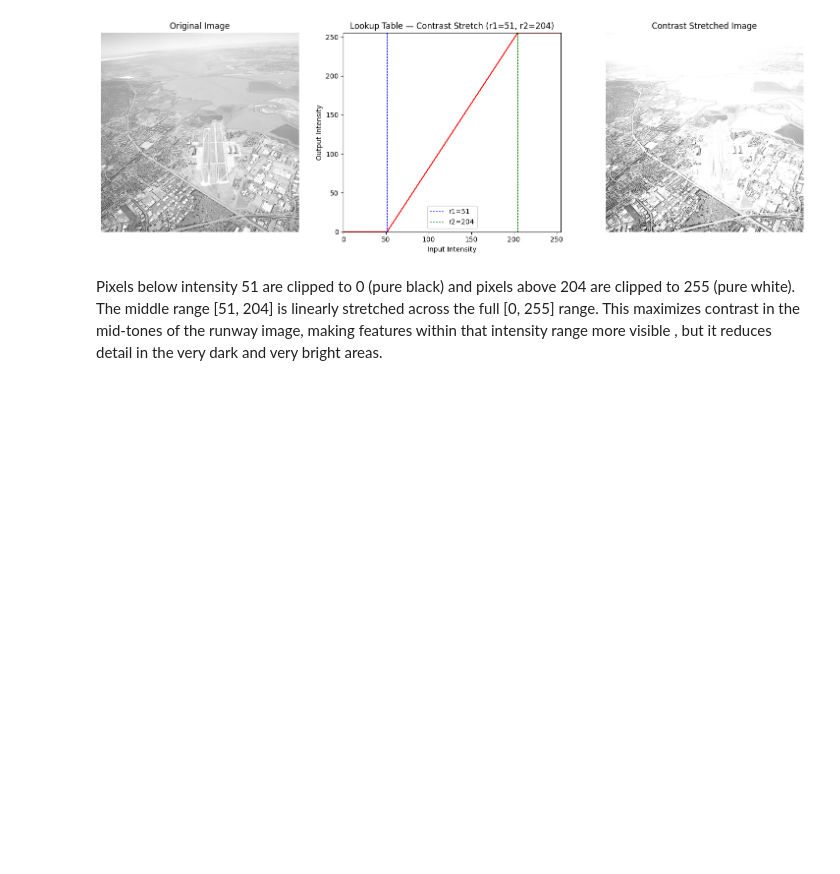
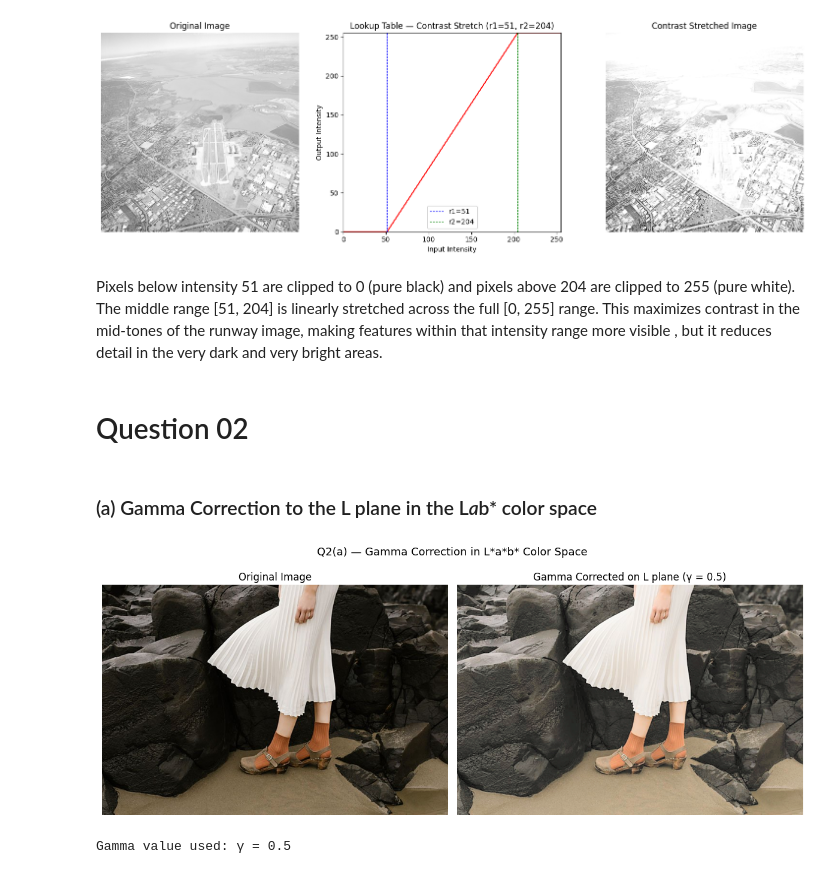
Before and after one commit to GayaaniD/computer-vision-assignment, a Jupyter notebook: Assignment1/Assignment1_Answer.ipynb, the cells around one changed output. Saved outputs shown, nothing was run; the diff lists cells and outputs as text; code cells hidden in the pictures; blank space fills up the shorter version.

Commit message:
Added answer to question 2 to 5

```diff
--- a/Assignment1/Assignment1_Answer.ipynb
+++ b/Assignment1/Assignment1_Answer.ipynb
@@ -110,3 +110,48 @@ LUT length: 256
 [figure]
 # %% [markdown]
 Pixels below intensity 51 are clipped to 0 (pure black) and pixels above 204 are clipped to 255 (pure white). The middle range [51, 204] is linearly stretched across the full [0, 255] range. This maximizes contrast in the mid-tones of the runway image, making features within that intensity range more visible , but it reduces detail in the very dark and very bright areas.
+# %% [markdown]
+# Question 02
+# %% [markdown]
+### (a) Gamma Correction to the L plane in the L*a*b* color space
+# %%
+import cv2 as cv
+import numpy as np
+import matplotlib.pyplot as plt
+
+# Load the color image
+img = cv.imread('a1images/highlights_and_shadows.jpg')
+assert img is not None, 'Image not found. Check the path.'
+
+# Convert BGR to L*a*b* color space
+img_lab = cv.cvtColor(img, cv.COLOR_BGR2LAB)
+
+# Split into L, a, b channels
+L, a, b = cv.split(img_lab)
+
+# Apply gamma correction to L channel using LUT
+gamma = 0.5 # chosen to brighten the image (dark areas lifted)
+t = np.array([((i / 255.0) ** gamma) * 255 for i in range(256)], dtype=np.uint8)
+L_corrected = t[L]
+
+# Merge corrected L with original a, b channels
+img_lab_corrected = cv.merge([L_corrected, a, b])
+
+# Convert back to BGR for display
+img_corrected = cv.cvtColor(img_lab_corrected, cv.COLOR_LAB2BGR)
+
+fig, ax = plt.subplots(1, 2, figsize=(12, 5))
+ax[0].imshow(cv.cvtColor(img, cv.COLOR_BGR2RGB))
+ax[0].set_title('Original Image')
+ax[0].axis('off')
+ax[1].imshow(cv.cvtColor(img_corrected, cv.COLOR_BGR2RGB))
+ax[1].set_title(f'Gamma Corrected on L plane (γ = {gamma})')
+ax[1].axis('off')
+plt.suptitle('Q2(a) — Gamma Correction in L*a*b* Color Space', fontsize=13)
+plt.tight_layout()
+plt.show()
+
+print(f'Gamma value used: γ = {gamma}')
+# %% [output]
+[figure, added]
+Gamma value used: γ = 0.5
```
Also changed, not shown: parts of 25 cells of this notebook, 4 other files.
